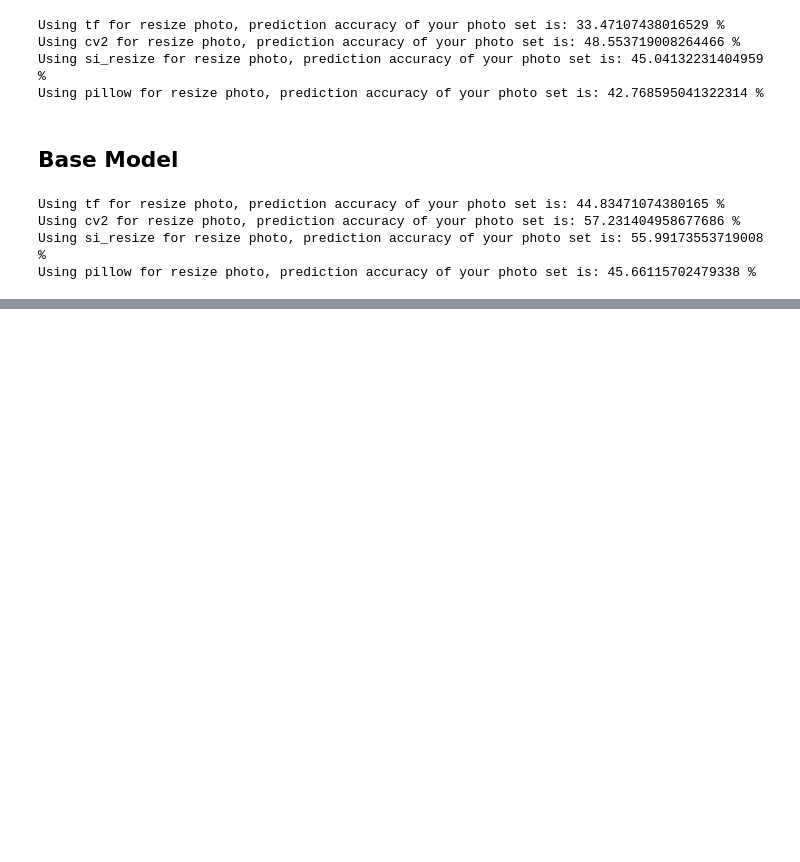
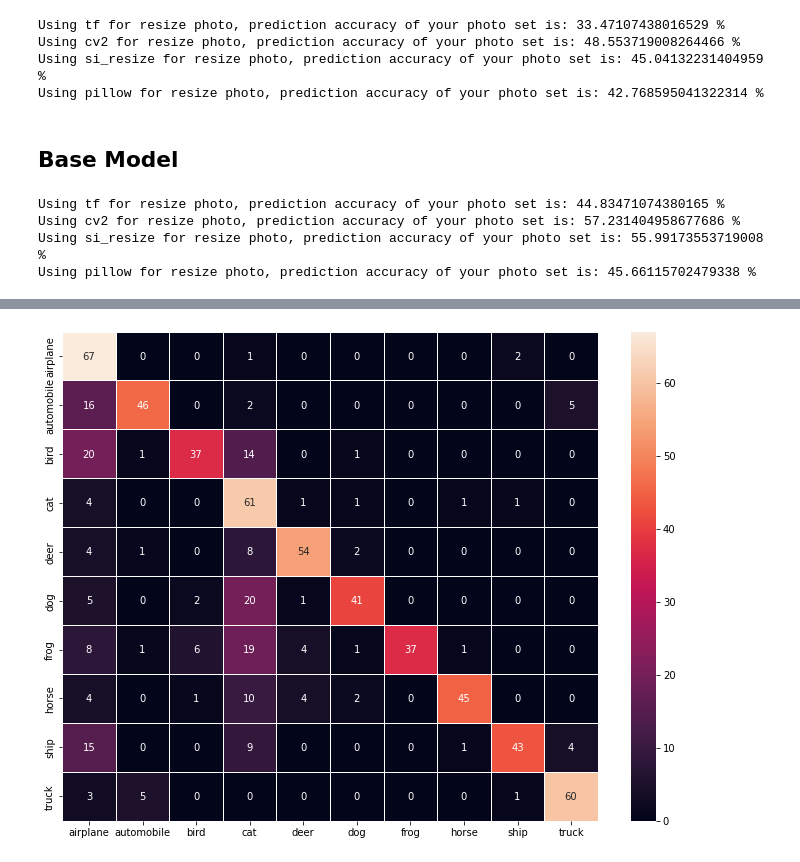
Before and after one commit to KuVadym/models, a Jupyter notebook: testing_models_with_photo.ipynb, the cells around one changed output, grey strips where cells are left out. Drawn from its saved outputs; the diff is of its cells as text; code cells hidden in the pictures; blank space fills up the shorter version.

```diff
--- a/testing_models_with_photo.ipynb
+++ b/testing_models_with_photo.ipynb
@@ -291,0 +378,8 @@ Using pillow for resize photo, prediction accuracy of your photo set is: 45.6611
+# %%
+plt.figure(figsize=(12, 9))
+ax = sns.heatmap(m, annot=True, fmt='g', linewidth=0.5)
+ax.set(xticklabels=classes, yticklabels=classes)
+
+plt.show()
+# %% [output]
+[figure, added]
```
Also changed, not shown: parts of 15 cells of this notebook.
